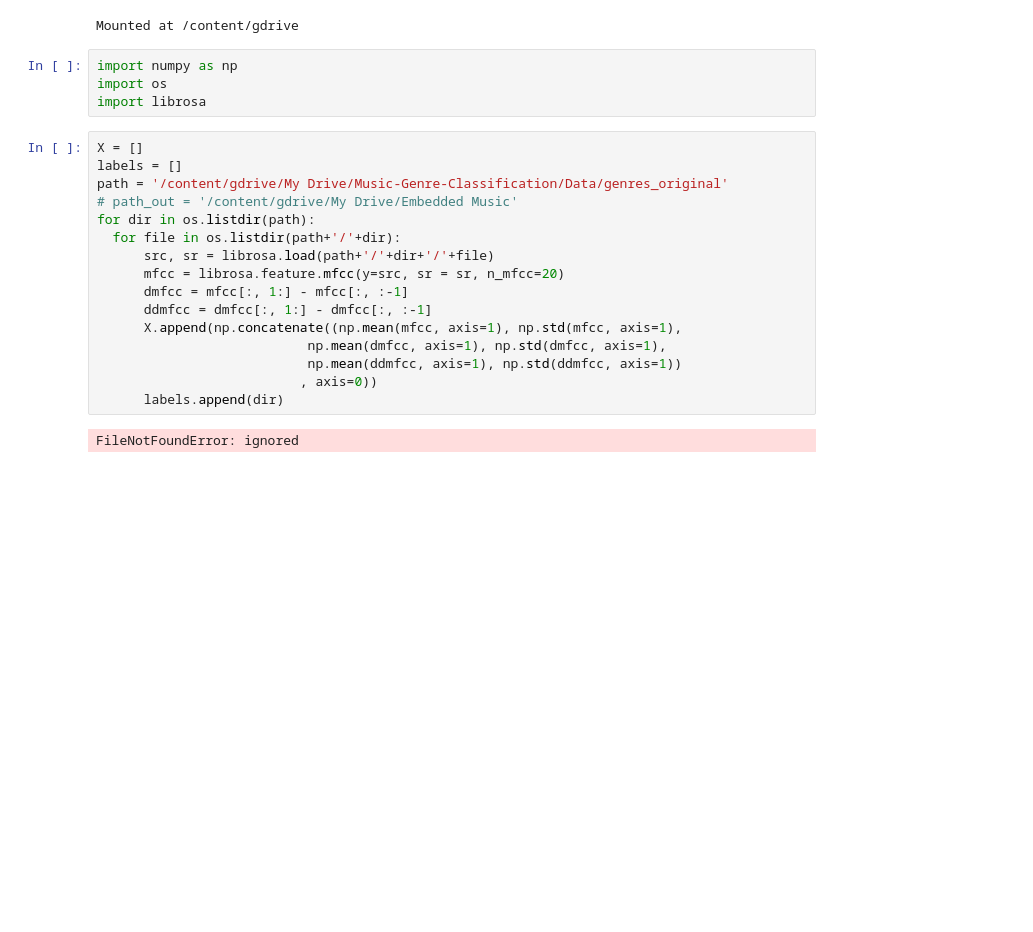
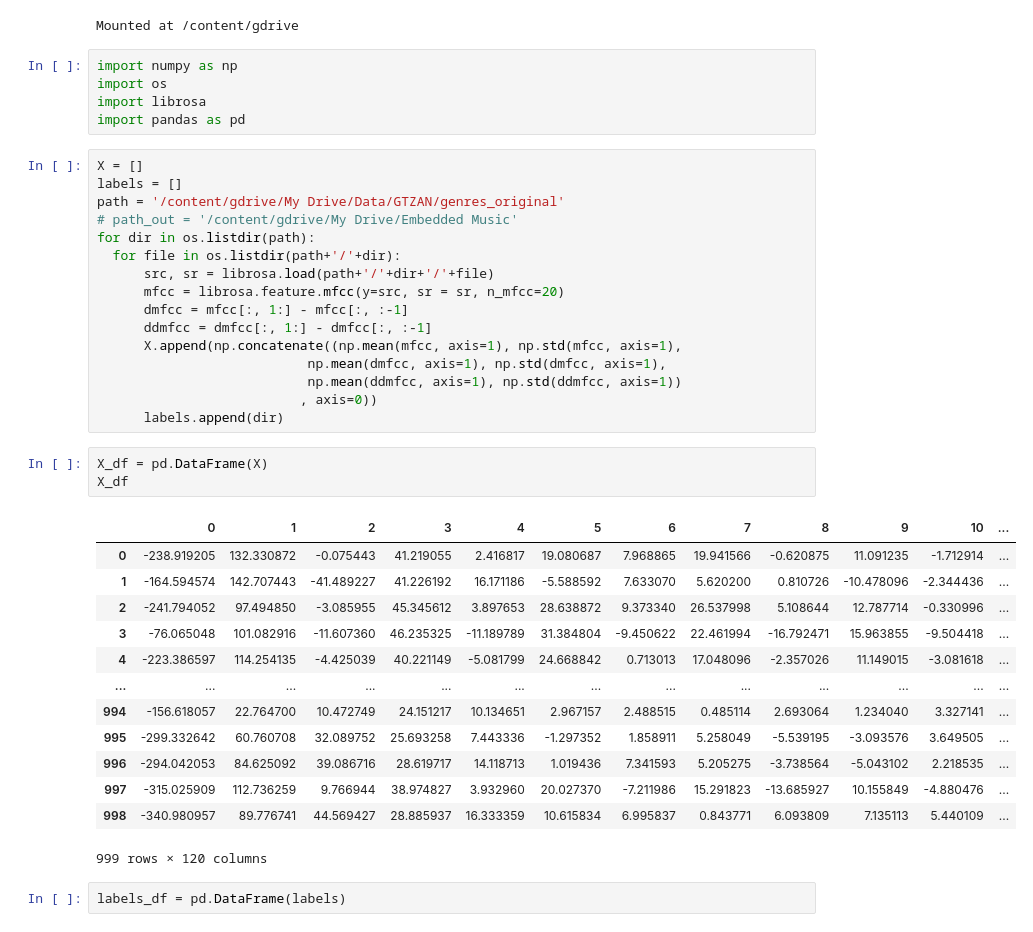
Before and after one commit to pszachew/Music-Genre-Classification, a Jupyter notebook: GTZAN/embedding_mfcc.ipynb, the cells around one changed output. Saved outputs shown, nothing was run; the diff lists cells and outputs as text; blank space fills up the shorter version.

```diff
--- a/GTZAN/embedding_mfcc.ipynb
+++ b/GTZAN/embedding_mfcc.ipynb
@@ -9,10 +9,11 @@ Mounted at /content/gdrive
 import numpy as np
 import os
 import librosa
+import pandas as pd
 # %%
 X = []
 labels = []
-path = '/content/gdrive/My Drive/Music-Genre-Classification/Data/genres_original'
+path = '/content/gdrive/My Drive/Data/GTZAN/genres_original'
 # path_out = '/content/gdrive/My Drive/Embedded Music'
 for dir in os.listdir(path):
   for file in os.listdir(path+'/'+dir):
@@ -25,5 +26,22 @@ for dir in os.listdir(path):
                            np.mean(ddmfcc, axis=1), np.std(ddmfcc, axis=1))
                           , axis=0))
       labels.append(dir)
-# %% [output]
-FileNotFoundError: ignored
+# %%
+X_df = pd.DataFrame(X)
+X_df
+# %% [output]
+|  | 0 | 1 | 2 | 3 | 4 | 5 | 6 | 7 | 8 | 9 | 10 | ... |
+| 0 | -238.919205 | 132.330872 | -0.075443 | 41.219055 | 2.416817 | 19.080687 | 7.968865 | 19.941566 | -0.620875 | 11.091235 | -1.712914 | ... |
+| 1 | -164.594574 | 142.707443 | -41.489227 | 41.226192 | 16.171186 | -5.588592 | 7.633070 | 5.620200 | 0.810726 | -10.478096 | -2.344436 | ... |
+| 2 | -241.794052 | 97.494850 | -3.085955 | 45.345612 | 3.897653 | 28.638872 | 9.373340 | 26.537998 | 5.108644 | 12.787714 | -0.330996 | ... |
+| 3 | -76.065048 | 101.082916 | -11.607360 | 46.235325 | -11.189789 | 31.384804 | -9.450622 | 22.461994 | -16.792471 | 15.963855 | -9.504418 | ... |
+| 4 | -223.386597 | 114.254135 | -4.425039 | 40.221149 | -5.081799 | 24.668842 | 0.713013 | 17.048096 | -2.357026 | 11.149015 | -3.081618 | ... |
+| ... | ... | ... | ... | ... | ... | ... | ... | ... | ... | ... | ... | ... |
+| 994 | -156.618057 | 22.764700 | 10.472749 | 24.151217 | 10.134651 | 2.967157 | 2.488515 | 0.485114 | 2.693064 | 1.234040 | 3.327141 | ... |
+| 995 | -299.332642 | 60.760708 | 32.089752 | 25.693258 | 7.443336 | -1.297352 | 1.858911 | 5.258049 | -5.539195 | -3.093576 | 3.649505 | ... |
+| 996 | -294.042053 | 84.625092 | 39.086716 | 28.619717 | 14.118713 | 1.019436 | 7.341593 | 5.205275 | -3.738564 | -5.043102 | 2.218535 | ... |
+| 997 | -315.025909 | 112.736259 | 9.766944 | 38.974827 | 3.932960 | 20.027370 | -7.211986 | 15.291823 | -13.685927 | 10.155849 | -4.880476 | ... |
+| 998 | -340.980957 | 89.776741 | 44.569427 | 28.885937 | 16.333359 | 10.615834 | 6.995837 | 0.843771 | 6.093809 | 7.135113 | 5.440109 | ... |
+999 rows × 120 columns
+# %%
+labels_df = pd.DataFrame(labels)
```
Also changed, not shown: parts of 3 cells of this notebook.
